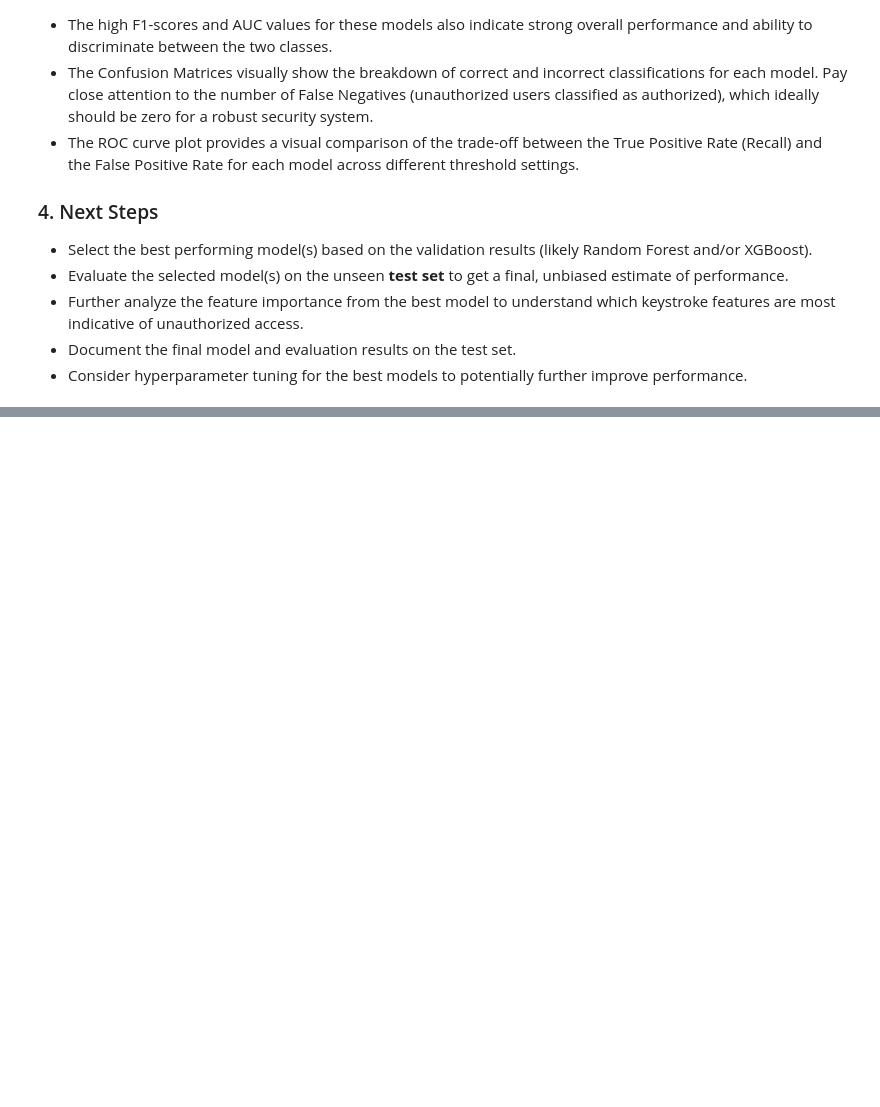
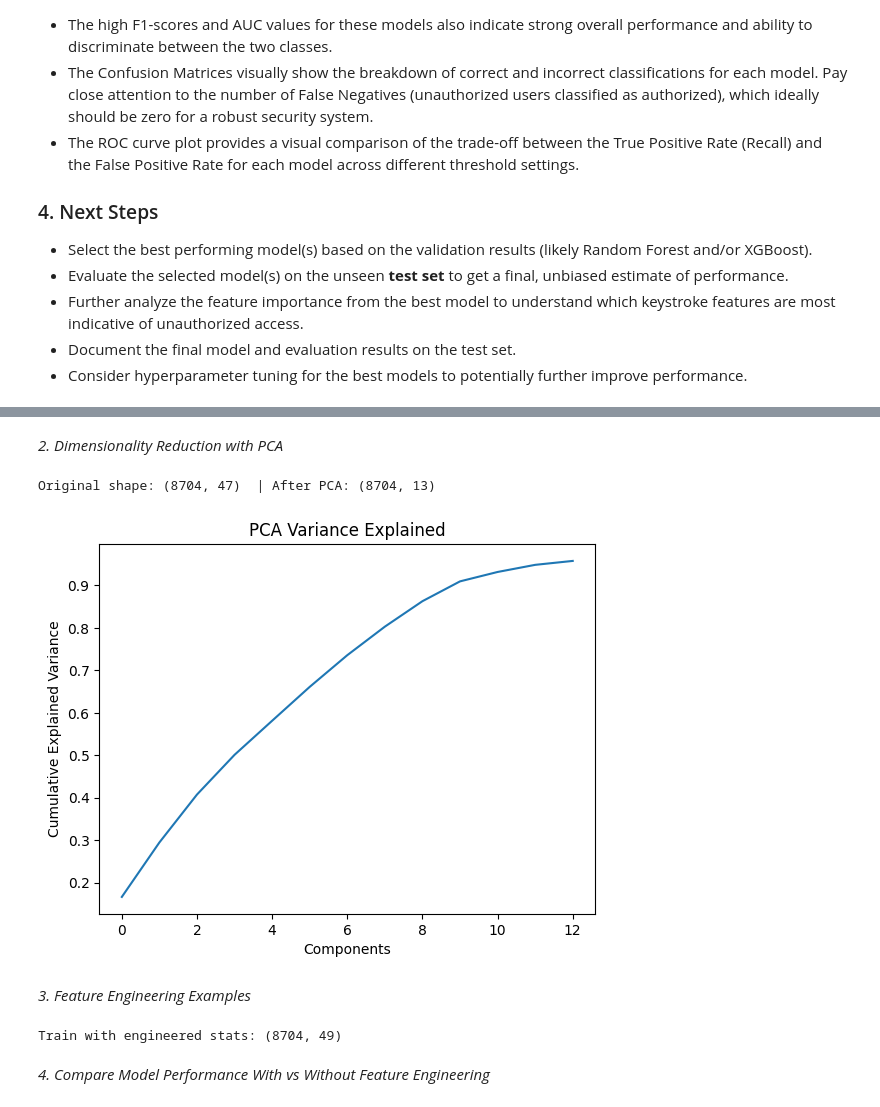
Before and after one commit to sujanpmonger-lab/Keystroke-Dynamics, a Jupyter notebook: Keystroke_Dynamics.ipynb, the cells around one changed output, grey strips where cells are left out. Saved outputs shown, nothing was run; the diff lists cells and outputs as text; code cells hidden in the pictures; blank space fills up the shorter version.

```diff
--- a/Keystroke_Dynamics.ipynb
+++ b/Keystroke_Dynamics.ipynb
@@ -1403,0 +2140,23 @@ The evaluation on the validation set provided insights into how well each model
+# %%
+from sklearn.feature_selection import mutual_info_classif, RFE
+from sklearn.ensemble import RandomForestClassifier
+
+# --- Mutual Information ---
+mi = mutual_info_classif(X_train, y_train, random_state=42)
+mi_scores = pd.Series(mi, index=out["feature_cols"]).sort_values(ascending=False)
+print("\nTop 10 features by Mutual Information:")
+print(mi_scores.head(10))
+
+# Keep top 20 features
+top_feats = mi_scores.head(20).index
+X_train_mi = X_train[:, [out["feature_cols"].index(f) for f in top_feats]]
+X_val_mi   = X_val[:,   [out["feature_cols"].index(f) for f in top_feats]]
+X_test_mi  = X_test[:,  [out["feature_cols"].index(f) for f in top_feats]]
+
+# --- Recursive Feature Elimination (using RF as base) ---
+rf_for_rfe = RandomForestClassifier(n_estimators=200, random_state=42, n_jobs=-1, class_weight="balanced")
+rfe = RFE(rf_for_rfe, n_features_to_select=15)
+rfe.fit(X_train, y_train)
+
+selected_cols = [f for f, keep in zip(out["feature_cols"], rfe.support_) if keep]
+print("\nSelected by RFE:", selected_cols)
@@ -1403,0 +2178,40 @@ The evaluation on the validation set provided insights into how well each model
+# %% [markdown]
+*2. Dimensionality Reduction with PCA*
+# %%
+from sklearn.decomposition import PCA
+import matplotlib.pyplot as plt
+
+pca = PCA(n_components=0.95, random_state=42)  # keep 95% variance
+X_train_pca = pca.fit_transform(X_train)
+X_val_pca   = pca.transform(X_val)
+X_test_pca  = pca.transform(X_test)
+
+print("Original shape:", X_train.shape, " | After PCA:", X_train_pca.shape)
+
+plt.plot(np.cumsum(pca.explained_variance_ratio_))
+plt.xlabel("Components")
+plt.ylabel("Cumulative Explained Variance")
+plt.title("PCA Variance Explained")
+plt.show()
+# %% [output]
+Original shape: (8704, 47)  | After PCA: (8704, 13)
+[figure, added]
+# %% [markdown]
+*3. Feature Engineering Examples*
+# %%
+# Example: mean and std of hold times (DU features)
+df_copy = out["df_copy"].copy()
+du_cols = [c for c in out["feature_cols"] if "DU" in c.upper()]
+df_copy["DU_mean"] = df_copy[du_cols].mean(axis=1)
+df_copy["DU_std"]  = df_copy[du_cols].std(axis=1)
+
+# Add to train/val/test using indices
+X_all_eng = np.hstack([X_train, df_copy.loc[out["train_idx"], ["DU_mean","DU_std"]].values])
+X_train_eng = np.hstack([X_train, df_copy.loc[out["train_idx"], ["DU_mean","DU_std"]].values])
+X_val_eng   = np.hstack([X_val,   df_copy.loc[out["val_idx"],   ["DU_mean","DU_std"]].values])
+X_test_eng  = np.hstack([X_test,  df_copy.loc[out["test_idx"],  ["DU_mean","DU_std"]].values])
+print("Train with engineered stats:", X_train_eng.shape)
+# %% [output]
+Train with engineered stats: (8704, 49)
+# %% [markdown]
+*4. Compare Model Performance With vs Without Feature Engineering*
```
Also changed, not shown: parts of 77 cells of this notebook.
